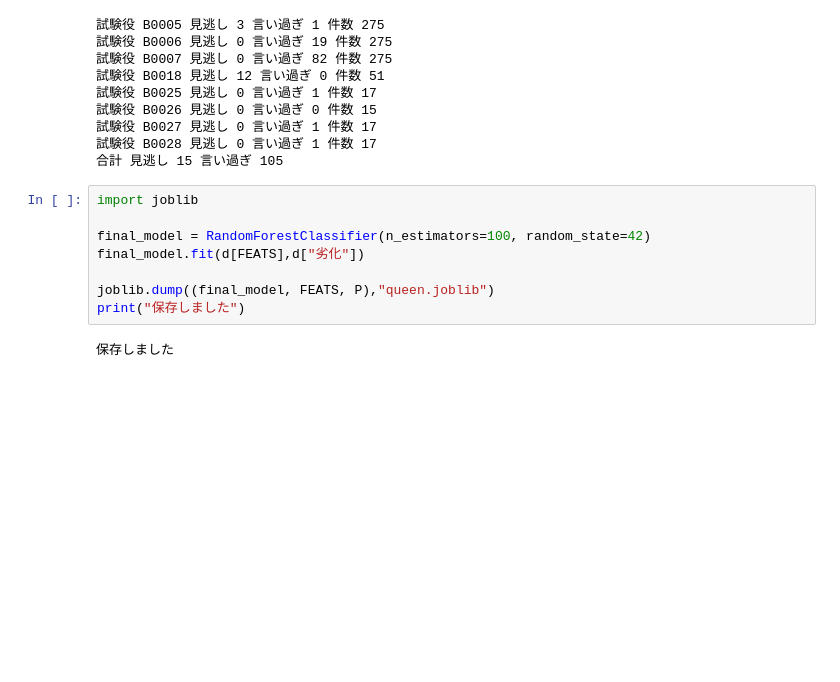
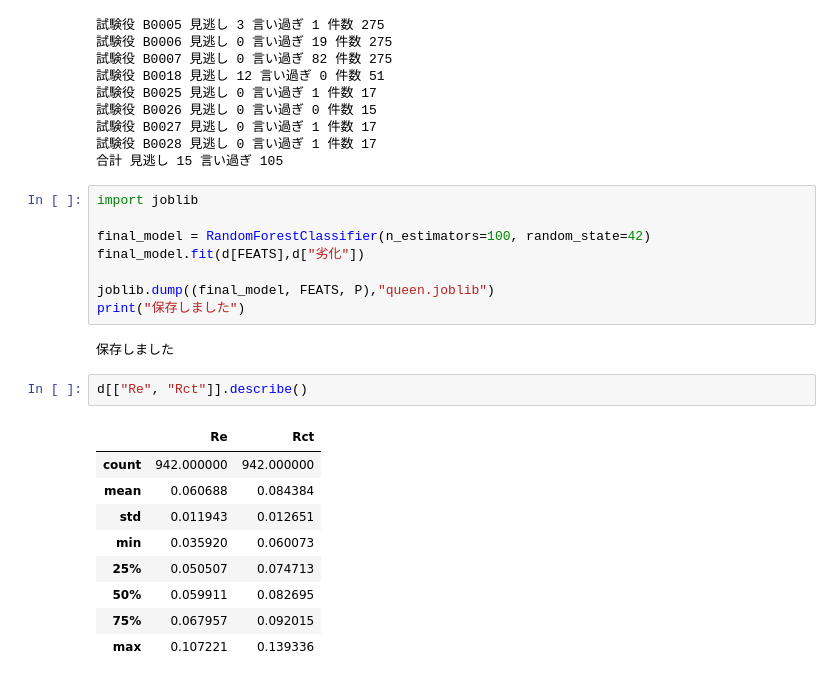
Before and after one commit to UniqueAIEngineer/lithium-battery-analysis, a Jupyter notebook: 01_explore.ipynb, the cells around one changed output. Drawn from its saved outputs; the diff is of its cells as text; blank space fills up the shorter version.

```diff
--- a/01_explore.ipynb
+++ b/01_explore.ipynb
@@ -510,3 +510,15 @@ joblib.dump((final_model, FEATS, P),"queen.joblib")
 print("保存しました")
 # %% [output]
 保存しました
+# %%
+d[["Re", "Rct"]].describe()
+# %% [output]
+|  | Re | Rct |
+| count | 942.000000 | 942.000000 |
+| mean | 0.060688 | 0.084384 |
+| std | 0.011943 | 0.012651 |
+| min | 0.035920 | 0.060073 |
+| 25% | 0.050507 | 0.074713 |
+| 50% | 0.059911 | 0.082695 |
+| 75% | 0.067957 | 0.092015 |
+| max | 0.107221 | 0.139336 |
```
